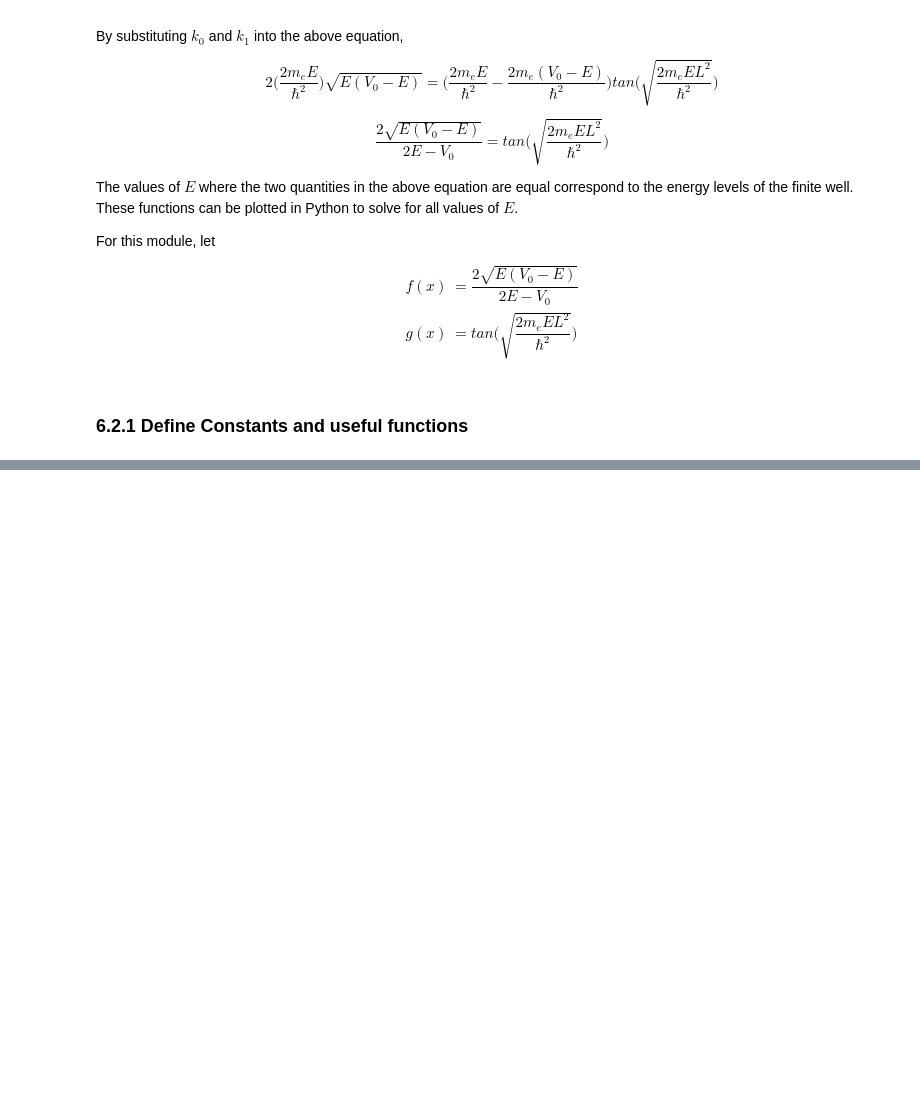
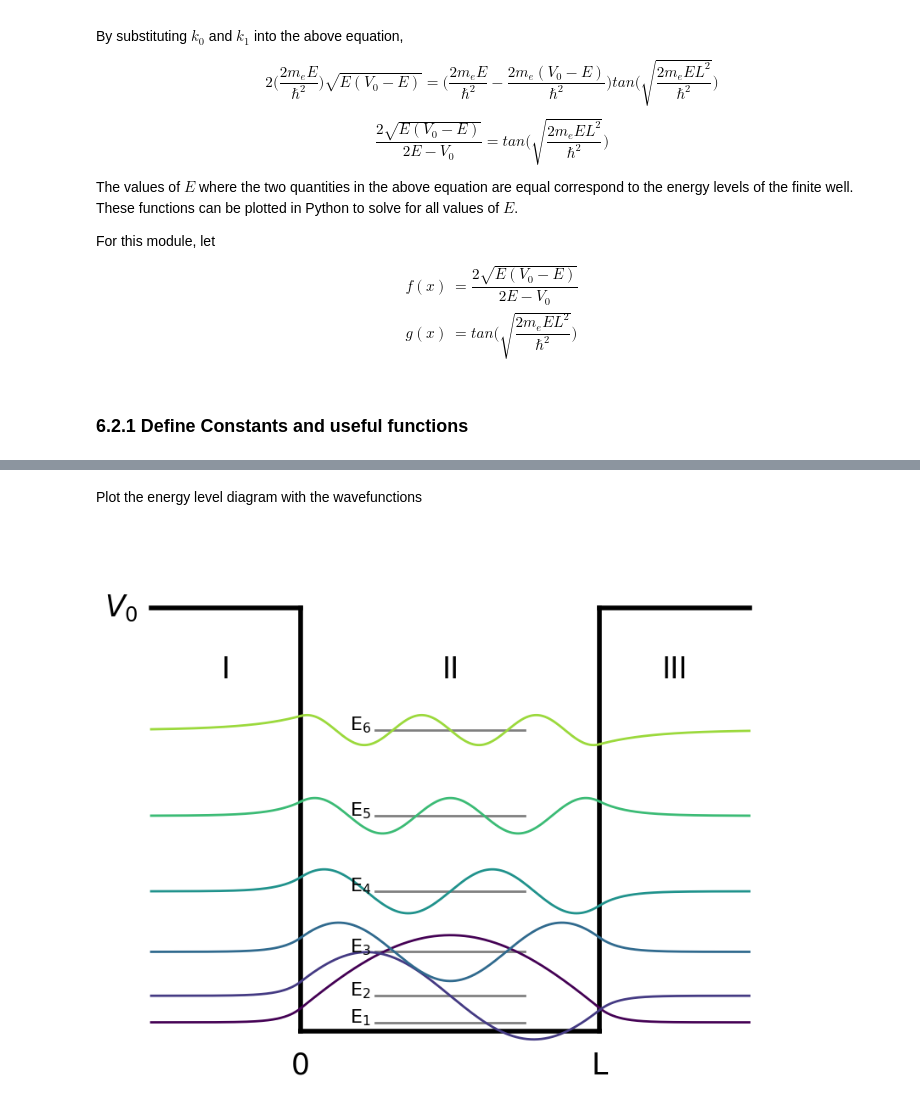
Before and after one commit to pmpatel-udallas/PChemLab, a Jupyter notebook: Rotation_4_Quantum_Theory.ipynb, the cells around one changed output, grey strips where cells are left out. Cells and saved outputs as stored; diff of their text form; code cells hidden in the pictures; blank space fills up the shorter version.

```diff
--- a/Rotation_4_Quantum_Theory.ipynb
+++ b/Rotation_4_Quantum_Theory.ipynb
@@ -327,0 +401,66 @@ array([ 0.31172813,  1.24284739,  2.77956792,  4.89168612,  7.50905567,
+# %%
+# Insert your values for well depth (V0) and box length (LA) here
+
+V0 = 12 # eV
+LA = 9.80234 #Angstrom
+L = LA*1e-10 #m
+
+#Xint is the energy levels
+Xint=finite_well(V0,LA)
+# %% [markdown]
+Plot the energy level diagram with the wavefunctions
+# %%
+fig = plt.figure(figsize=(10,8))
+# Removes the axis from the plot
+plt.axis(False)
+
+# Redefine the box length as 1 and the space for plotting the wavefunction
+X1A=np.linspace(-L/2,0,1001)
+X2A=np.linspace(0,L,1001)
+X3A=np.linspace(L,3/2*L,1001)
+
+# Plots the first 5 wavefunctions in units of E in units of h^2/8mL^2 with the energy levels
+
+
+# Plot the potential
+plt.plot([0,0],[0,15],'k-',lw=4)
+plt.plot([L,L],[0,15],'k-',lw=4)
+plt.plot([0,L],[0,0],'k-',lw=4)
+plt.plot([-L/2,0],[15,15],'k-',lw=4)
+plt.plot([L,3/2*L],[15,15],'k-',lw=4)
+
+# Label the potential
+plt.text(0,-1.5,'0',horizontalalignment='center',fontsize=25)
+plt.text(L,-1.5,'L',horizontalalignment='center',fontsize=25)
+
+# Label the energy levels
+for i in range(len(Xint)):
+  plt.plot([L/4,3*L/4],[Xint[i],Xint[i]],label='E$_'+str(i+1)+'$',lw=2,color='gray')
+  plt.text(L/5,Xint[i],'E$_'+str(i+1)+'$',horizontalalignment='center',fontsize=16)
+
+# Label the regions
+plt.text(-L/4,12.5,'I',horizontalalignment='center',fontsize=25)
+plt.text(L/2,12.5,'II',horizontalalignment='center',fontsize=25)
+plt.text(5/4*L,12.5,'III',horizontalalignment='center',fontsize=25)
+plt.text(-0.6*L,15,'$V_0$',horizontalalignment='center',verticalalignment='center',fontsize=25)
+
+
+
+# Create a list of colors, one for each value in Xint
+cmap = plt.get_cmap('viridis')
+colors = [cmap(i) for i in np.linspace(0, 0.85, len(Xint))]
+
+#Plot the wavefunctions
+for i in range(len(Xint)):
+  plt.plot(X1A,Psi1(X1A,Xint[i])/2+Xint[i],color=colors[i],lw=2)
+  plt.plot(X2A,Psi2(X2A,Xint[i])/2+Xint[i],color=colors[i],lw=2)
+  if(abs(Psi2(X2A,Xint[i])[-1]-np.array(1/Psi3(L,Xint[i])*Psi3(X3A,Xint[i]))[0])>0.01):
+    plt.plot(X3A,-1/Psi3(L,Xint[i])*Psi3(X3A,Xint[i])/2+Xint[i],color=colors[i],lw=2)
+  else:
+    plt.plot(X3A,1/Psi3(L,Xint[i])*Psi3(X3A,Xint[i])/2+Xint[i],color=colors[i],lw=2)
+
+# Fit the graphs into the plot window
+plt.ylim(-1,17.5)
+plt.show()
+# %% [output]
+[figure, added]
```
Also changed, not shown: parts of 14 cells of this notebook.
